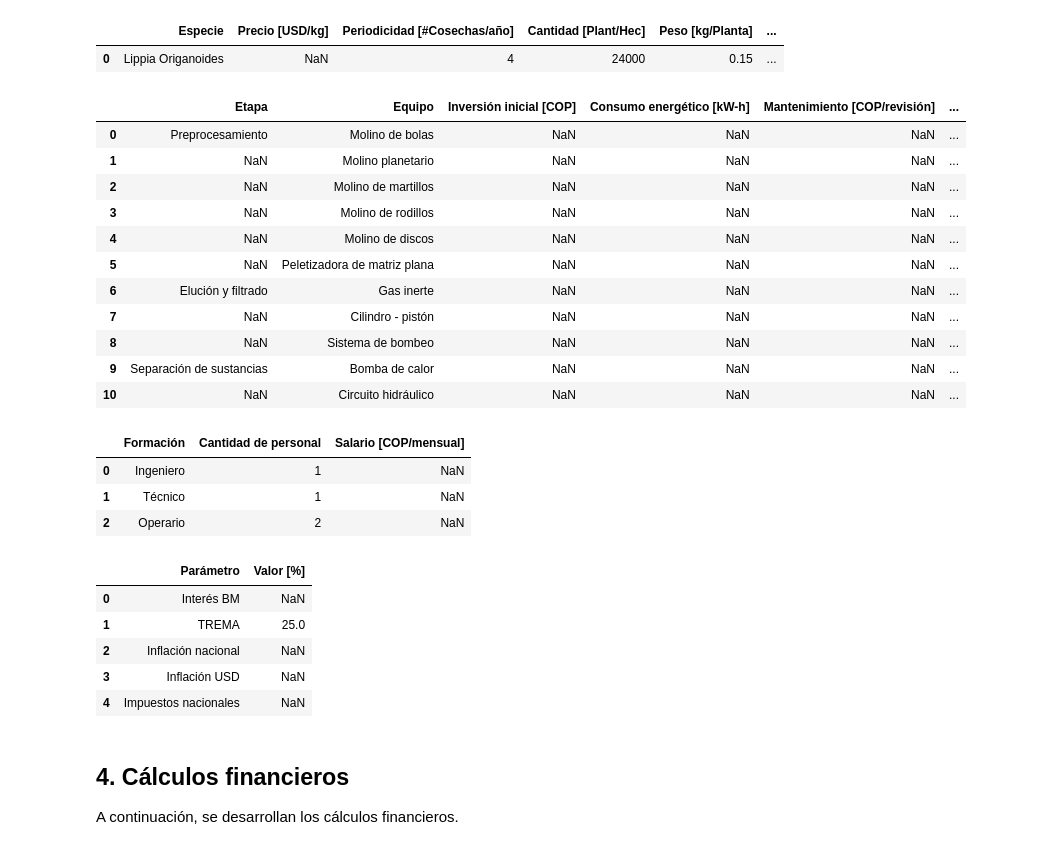
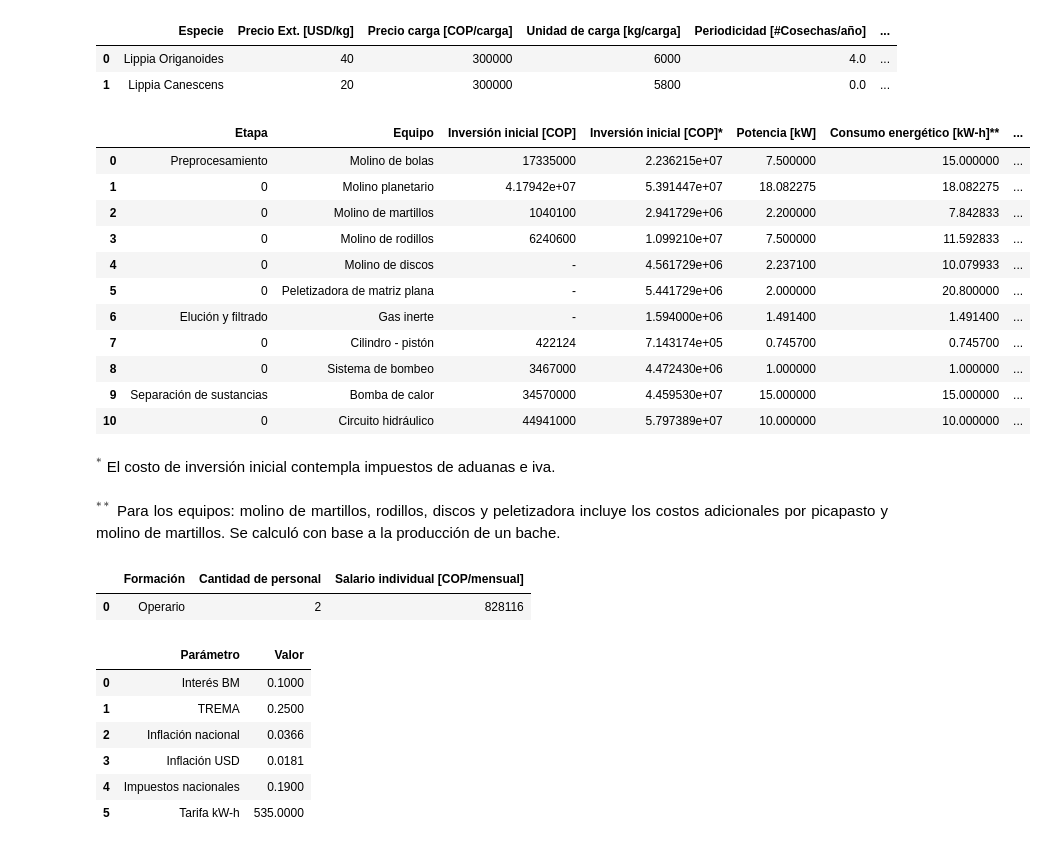
Before and after one commit to jdarguello/MSPD_Economy, a Jupyter notebook: Jupyter/Presentation.ipynb, the cells around one changed output. Drawn from its saved outputs; the diff is of its cells as text; code cells hidden in the pictures.

```diff
--- a/Jupyter/Presentation.ipynb
+++ b/Jupyter/Presentation.ipynb
@@ -470,47 +475,54 @@ Cuando un proyecto presenta un VPN <i>positivo</i>, a una tasa de interés dada,
 # %%
 import pandas as pd
-Cosecha = pd.read_excel('Datos.xlsx', sheet_name='Cosecha')
+Cosecha = pd.read_excel('Datos.xlsx', sheet_name='Cosecha').fillna(0)
 Cosecha
 # %% [output]
-|  | Especie | Precio [USD/kg] | Periodicidad [#Cosechas/año] | Cantidad [Plant/Hec] | Peso [kg/Planta] | ... |
-| 0 | Lippia Origanoides | NaN | 4 | 24000 | 0.15 | ... |
+|  | Especie | Precio Ext. [USD/kg] | Precio carga [COP/carga] | Unidad de carga [kg/carga] | Periodicidad [#Cosechas/año] | ... |
+| 0 | Lippia Origanoides | 40 | 300000 | 6000 | 4.0 | ... |
+| 1 | Lippia Canescens | 20 | 300000 | 5800 | 0.0 | ... |
 # %%
-Tecn = pd.read_excel('Datos.xlsx', sheet_name='Técnicos')
+Tecn = pd.read_excel('Datos.xlsx', sheet_name='Técnicos').fillna(0)
 Tecn
 # %% [output]
-|  | Etapa | Equipo | Inversión inicial [COP] | Consumo energético [kW-h] | Mantenimiento [COP/revisión] | ... |
-| 0 | Preprocesamiento | Molino de bolas | NaN | NaN | NaN | ... |
-| 1 | NaN | Molino planetario | NaN | NaN | NaN | ... |
-| 2 | NaN | Molino de martillos | NaN | NaN | NaN | ... |
-| 3 | NaN | Molino de rodillos | NaN | NaN | NaN | ... |
-| 4 | NaN | Molino de discos | NaN | NaN | NaN | ... |
-| 5 | NaN | Peletizadora de matriz plana | NaN | NaN | NaN | ... |
-| 6 | Elución y filtrado | Gas inerte | NaN | NaN | NaN | ... |
-| 7 | NaN | Cilindro - pistón | NaN | NaN | NaN | ... |
-| 8 | NaN | Sistema de bombeo | NaN | NaN | NaN | ... |
-| 9 | Separación de sustancias | Bomba de calor | NaN | NaN | NaN | ... |
-| 10 | NaN | Circuito hidráulico | NaN | NaN | NaN | ... |
+|  | Etapa | Equipo | Inversión inicial [COP] | Inversión inicial [COP]* | Potencia [kW] | Consumo energético [kW-h]** | ... |
+| 0 | Preprocesamiento | Molino de bolas | 17335000 | 2.236215e+07 | 7.500000 | 15.000000 | ... |
+| 1 | 0 | Molino planetario | 4.17942e+07 | 5.391447e+07 | 18.082275 | 18.082275 | ... |
+| 2 | 0 | Molino de martillos | 1040100 | 2.941729e+06 | 2.200000 | 7.842833 | ... |
+| 3 | 0 | Molino de rodillos | 6240600 | 1.099210e+07 | 7.500000 | 11.592833 | ... |
+| 4 | 0 | Molino de discos | - | 4.561729e+06 | 2.237100 | 10.079933 | ... |
+| 5 | 0 | Peletizadora de matriz plana | - | 5.441729e+06 | 2.000000 | 20.800000 | ... |
+| 6 | Elución y filtrado | Gas inerte | - | 1.594000e+06 | 1.491400 | 1.491400 | ... |
+| 7 | 0 | Cilindro - pistón | 422124 | 7.143174e+05 | 0.745700 | 0.745700 | ... |
+| 8 | 0 | Sistema de bombeo | 3467000 | 4.472430e+06 | 1.000000 | 1.000000 | ... |
+| 9 | Separación de sustancias | Bomba de calor | 34570000 | 4.459530e+07 | 15.000000 | 15.000000 | ... |
+| 10 | 0 | Circuito hidráulico | 44941000 | 5.797389e+07 | 10.000000 | 10.000000 | ... |
+# %% [markdown]
+<div align="justify">
+    $^*$ El costo de inversión inicial contempla impuestos de aduanas e iva.
+</div>
+
+<br>
+
+<div align="justify">
+    $^{**}$ Para los equipos: molino de martillos, rodillos, discos y peletizadora incluye los costos adicionales por picapasto y molino de martillos. Se calculó con base a la producción de un bache.
+</div>
 # %%
-Personal = pd.read_excel('Datos.xlsx', sheet_name='Personal')
+Personal = pd.read_excel('Datos.xlsx', sheet_name='Personal').fillna(0)
 Personal
 # %% [output]
-|  | Formación | Cantidad de personal | Salario [COP/mensual] |
-| 0 | Ingeniero | 1 | NaN |
-| 1 | Técnico | 1 | NaN |
-| 2 | Operario | 2 | NaN |
+|  | Formación | Cantidad de personal | Salario individual [COP/mensual] |
+| 0 | Operario | 2 | 828116 |
 # %%
-Ec = pd.read_excel('Datos.xlsx', sheet_name='Indices Ec.')
+Ec = pd.read_excel('Datos.xlsx', sheet_name='Indices Ec.').fillna(0)
+IE = {}
+for i in range(len(Ec['Parámetro'])):
+    IE[Ec['Parámetro'][i]] = Ec['Valor'][i]
 Ec
 # %% [output]
-|  | Parámetro | Valor [%] |
-| 0 | Interés BM | NaN |
-| 1 | TREMA | 25.0 |
-| 2 | Inflación nacional | NaN |
-| 3 | Inflación USD | NaN |
-| 4 | Impuestos nacionales | NaN |
+|  | Parámetro | Valor |
+| 0 | Interés BM | 0.1000 |
+| 1 | TREMA | 0.2500 |
+| 2 | Inflación nacional | 0.0366 |
+| 3 | Inflación USD | 0.0181 |
+| 4 | Impuestos nacionales | 0.1900 |
+| 5 | Tarifa kW-h | 535.0000 |
-# %% [markdown]
-## __4. Cálculos financieros__
-
-<div align="justify">
-    A continuación, se desarrollan los cálculos financieros.
-</div>
```
Also changed, not shown: parts of 21 cells of this notebook, 7 other files.
